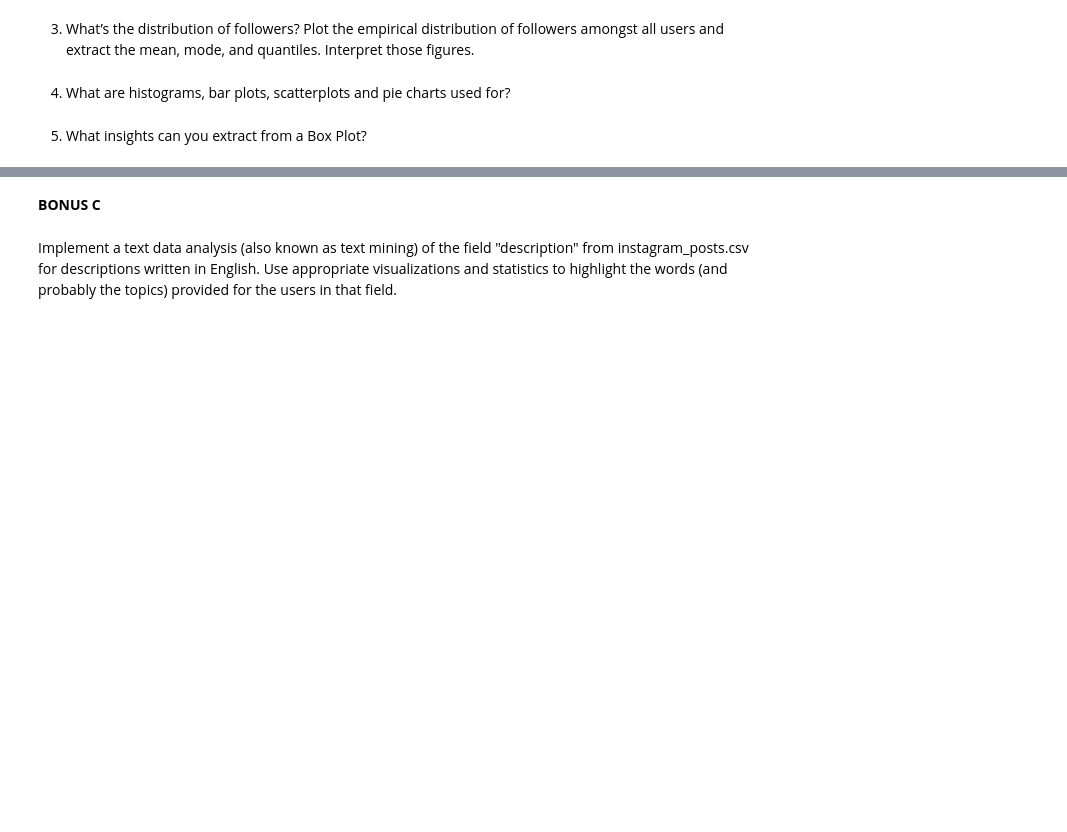
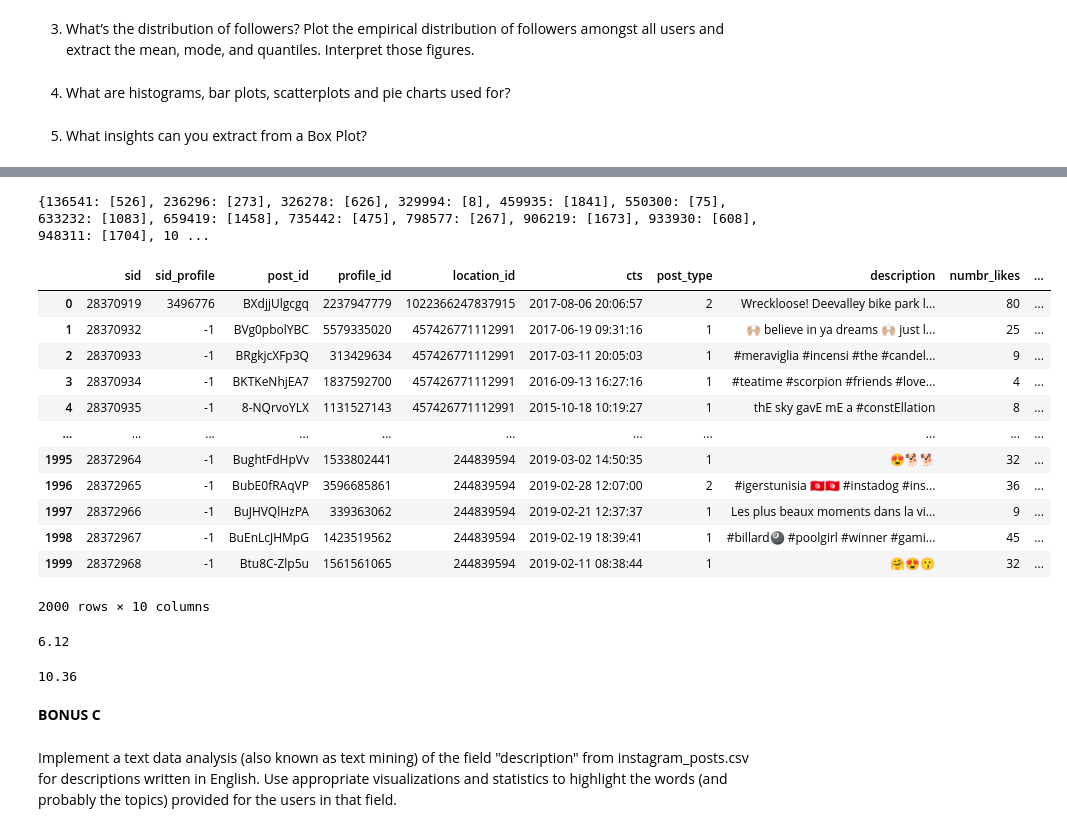
Before and after one commit to maryyyyna/ADM-HW2-Group14, a Jupyter notebook: main.ipynb, the cells around one changed output, grey strips where cells are left out. Saved outputs shown, nothing was run; the diff lists cells and outputs as text; code cells hidden in the pictures; blank space fills up the shorter version.

```diff
--- a/main.ipynb
+++ b/main.ipynb
@@ -816,0 +883,41 @@ KeyboardInterrupt
+# %%
+data1 = pd.read_csv('/Users/emma/Desktop/Data/instagram_posts.csv', sep='\t',nrows=2000)
+# %%
+data1.groupby("profile_id").groups
+# %% [output]
+{136541: [526], 236296: [273], 326278: [626], 329994: [8], 459935: [1841], 550300: [75], 633232: [1083], 659419: [1458], 735442: [475], 798577: [267], 906219: [1673], 933930: [608], 948311: [1704], 10 ...
+# %%
+data1['cts']=pd.to_datetime(data1['cts'])
+data1
+# %% [output]
+|  | sid | sid_profile | post_id | profile_id | location_id | cts | post_type | description | numbr_likes | ... |
+| 0 | 28370919 | 3496776 | BXdjjUlgcgq | 2237947779 | 1022366247837915 | 2017-08-06 20:06:57 | 2 | Wreckloose! Deevalley bike park l... | 80 | ... |
+| 1 | 28370932 | -1 | BVg0pbolYBC | 5579335020 | 457426771112991 | 2017-06-19 09:31:16 | 1 | 🙌🏼 believe in ya dreams 🙌🏼 just l... | 25 | ... |
+| 2 | 28370933 | -1 | BRgkjcXFp3Q | 313429634 | 457426771112991 | 2017-03-11 20:05:03 | 1 | #meraviglia #incensi #the #candel... | 9 | ... |
+| 3 | 28370934 | -1 | BKTKeNhjEA7 | 1837592700 | 457426771112991 | 2016-09-13 16:27:16 | 1 | #teatime #scorpion #friends #love... | 4 | ... |
+| 4 | 28370935 | -1 | 8-NQrvoYLX | 1131527143 | 457426771112991 | 2015-10-18 10:19:27 | 1 | thE sky gavE mE a #constEllation | 8 | ... |
+| ... | ... | ... | ... | ... | ... | ... | ... | ... | ... | ... |
+| 1995 | 28372964 | -1 | BughtFdHpVv | 1533802441 | 244839594 | 2019-03-02 14:50:35 | 1 | 😍🐕🐕 | 32 | ... |
+| 1996 | 28372965 | -1 | BubE0fRAqVP | 3596685861 | 244839594 | 2019-02-28 12:07:00 | 2 | #igerstunisia 🇹🇳🇹🇳 #instadog #ins... | 36 | ... |
+| 1997 | 28372966 | -1 | BuJHVQlHzPA | 339363062 | 244839594 | 2019-02-21 12:37:37 | 1 | Les plus beaux moments dans la vi... | 9 | ... |
+| 1998 | 28372967 | -1 | BuEnLcJHMpG | 1423519562 | 244839594 | 2019-02-19 18:39:41 | 1 | #billard🎱 #poolgirl #winner #gami... | 45 | ... |
+| 1999 | 28372968 | -1 | Btu8C-Zlp5u | 1561561065 | 244839594 | 2019-02-11 08:38:44 | 1 | 🤗😍😗 | 32 | ... |
+2000 rows × 10 columns
+# %%
+#Average posting interval of the first group
+x=0
+for i in  range(0,100):
+    y=data1['cts'][i+1]-data1['cts'][i]
+    x=x+y.days
+x/100
+# %% [output]
+6.12
+# %%
+#Average posting interval of the second group
+x=0
+for i in  range(0,1900):
+    y=data1['cts'][i+1]-data1['cts'][i]
+    x=x+y.days
+-x/100
+# %% [output]
+10.36
```
Also changed, not shown: parts of 7 cells of this notebook.
